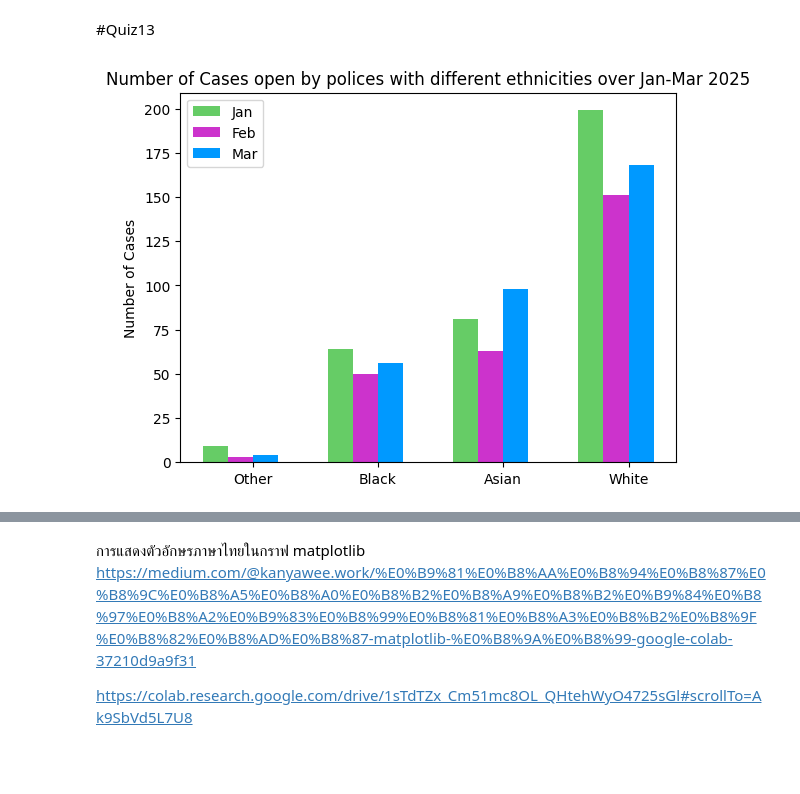
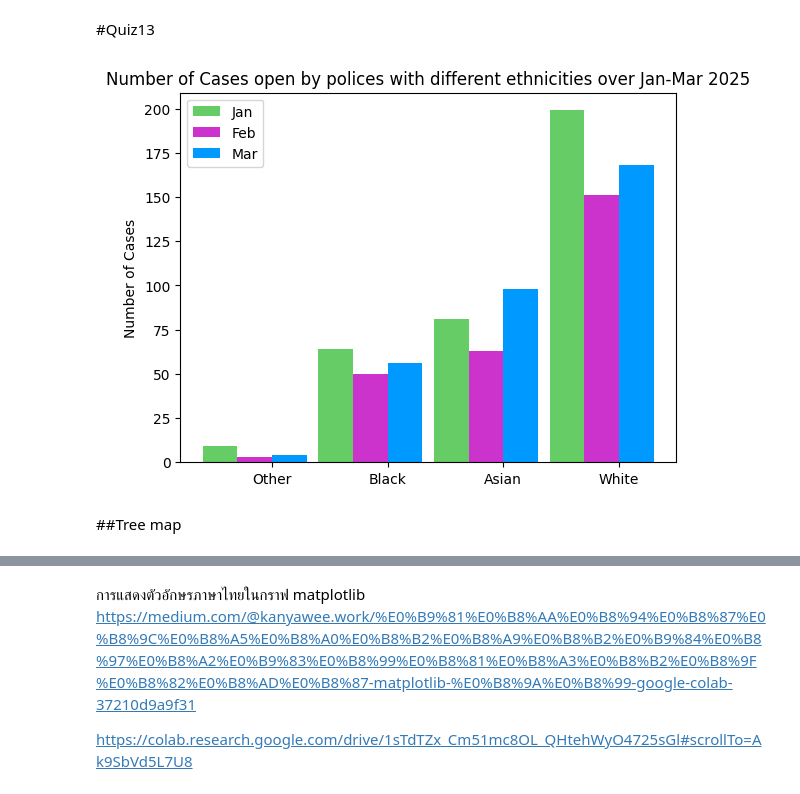
Before and after one commit to bamSirikorn/dataviz2025, a Jupyter notebook: Visualize_Data_Comparison_2025.ipynb, the cells around one changed output, grey strips where cells are left out. Saved outputs shown, nothing was run; the diff lists cells and outputs as text; code cells hidden in the pictures; blank space fills up the shorter version.

```diff
--- a/Visualize_Data_Comparison_2025.ipynb
+++ b/Visualize_Data_Comparison_2025.ipynb
@@ -158,20 +158,22 @@ plt.show()
 #Quiz13
 # %%
 x = np.arange(len(compared_police_eth1))
-width = 0.2
+width = 0.3
 
 fig, ax = plt.subplots()
 rects1 = ax.bar(x - width*1.5, compared_police_eth1['Type'], width, label='Jan' ,color = '#66CC66')
 rects2 = ax.bar(x - width/2, compared_police_eth2['Type'], width, label='Feb' , color = '#CC33CC')
 rects3 = ax.bar(x + width/2, compared_police_eth3['Type'], width, label='Mar' , color ='#0099FF')
 
 
 ax.set_ylabel('Number of Cases')
 ax.set_title('Number of Cases open by polices with different ethnicities over Jan-Mar 2025')
 ax.set_xticks(x)
 ax.set_xticklabels(compared_police_eth1['Officer-defined ethnicity'])
 ax.legend()
 
 plt.show()
 # %% [output]
-[figure, old version]
+[figure, new version]
+# %% [markdown]
+##Tree map
```
Also changed, not shown: parts of 2 cells of this notebook.
